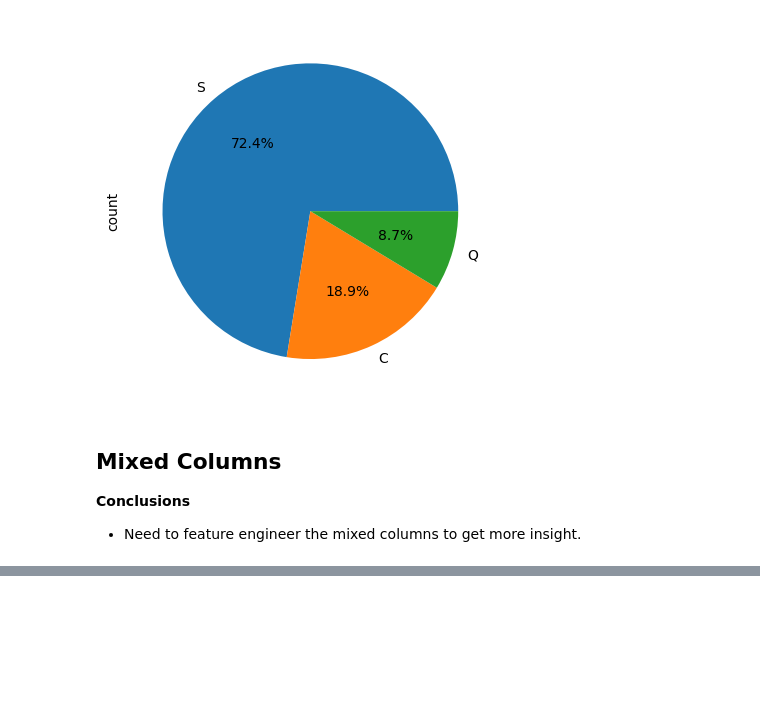
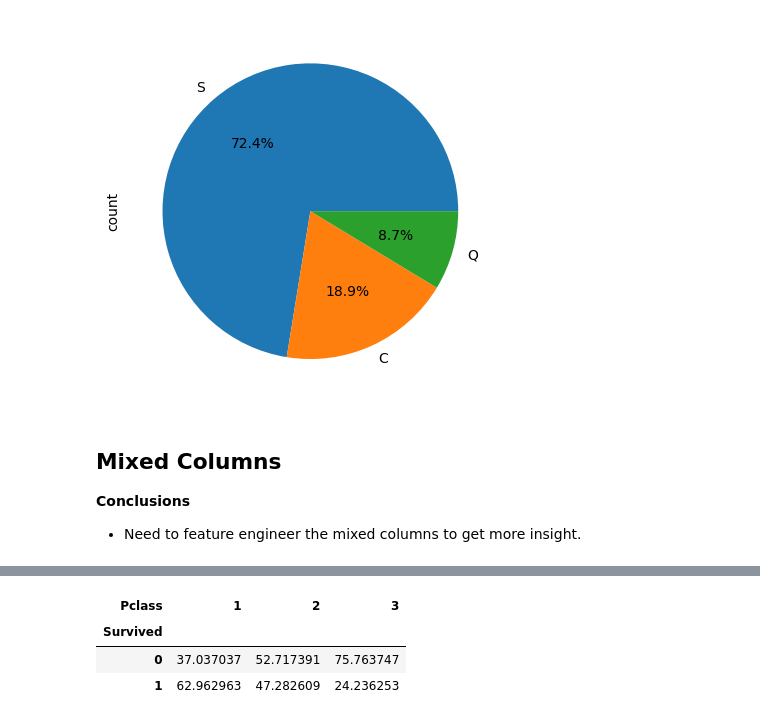
Before and after one commit to Sachin-Timilsina/panda_learning, a Jupyter notebook: Panda Lessons/Exploratory Data Analysis/Titanic EDA.ipynb, the cells around one changed output, grey strips where cells are left out. Saved outputs shown, nothing was run; the diff lists cells and outputs as text; code cells hidden in the pictures; blank space fills up the shorter version.

```diff
--- a/Panda Lessons/Exploratory Data Analysis/Titanic EDA.ipynb
+++ b/Panda Lessons/Exploratory Data Analysis/Titanic EDA.ipynb
@@ -283,0 +289,7 @@ df['Embarked'].value_counts().plot(kind='pie', autopct='%0.1f%%')
+# %%
+pd.crosstab(df['Survived'],df['Pclass'],normalize='columns')*100
+# %% [output]
+| Pclass | 1 | 2 | 3 |
+| Survived |  |  |  |
+| 0 | 37.037037 | 52.717391 | 75.763747 |
+| 1 | 62.962963 | 47.282609 | 24.236253 |
```
Also changed, not shown: parts of 8 cells of this notebook.
